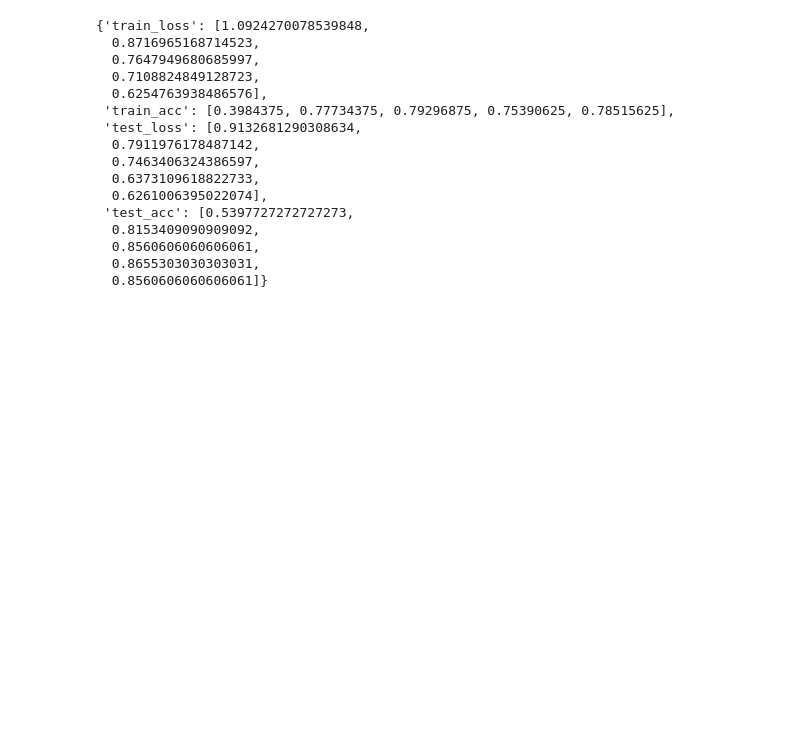
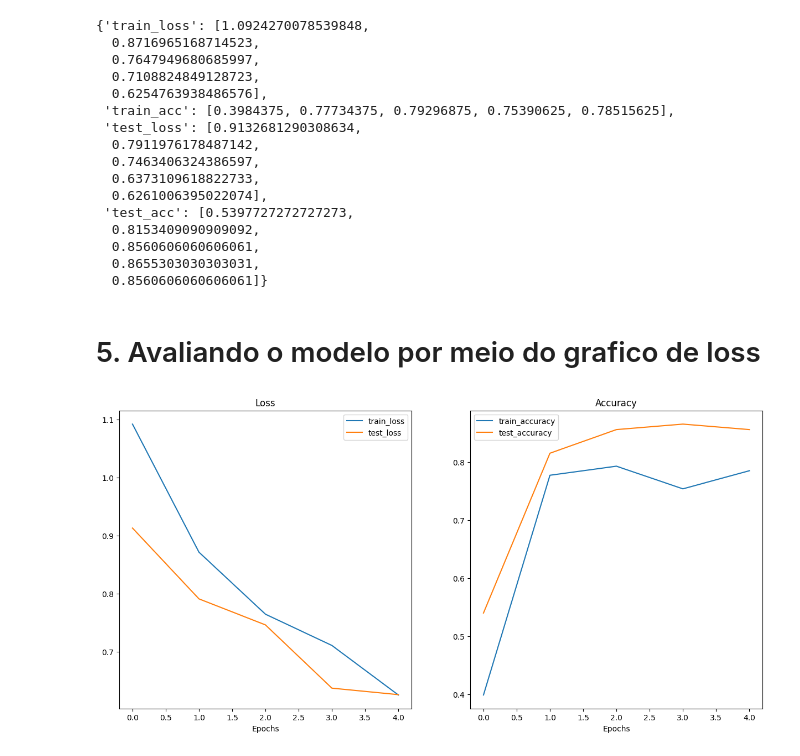
Before and after one commit to HammadN98/pytorch, a Jupyter notebook: 06_pytorch_transfer_learning.ipynb, the cells around one changed output. Saved outputs shown, nothing was run; the diff lists cells and outputs as text; code cells hidden in the pictures; blank space fills up the shorter version.

```diff
--- a/06_pytorch_transfer_learning.ipynb
+++ b/06_pytorch_transfer_learning.ipynb
@@ -406,3 +409,5 @@ results
   0.8560606060606061,
   0.8655303030303031,
   0.8560606060606061]}
+# %% [markdown]
+# 5. Avaliando o modelo por meio do grafico de loss
@@ -408,0 +426,4 @@ results
+# %%
+plot_loss_curves(results)
+# %% [output]
+[figure, added]
```
Also changed, not shown: parts of 5 cells of this notebook.
